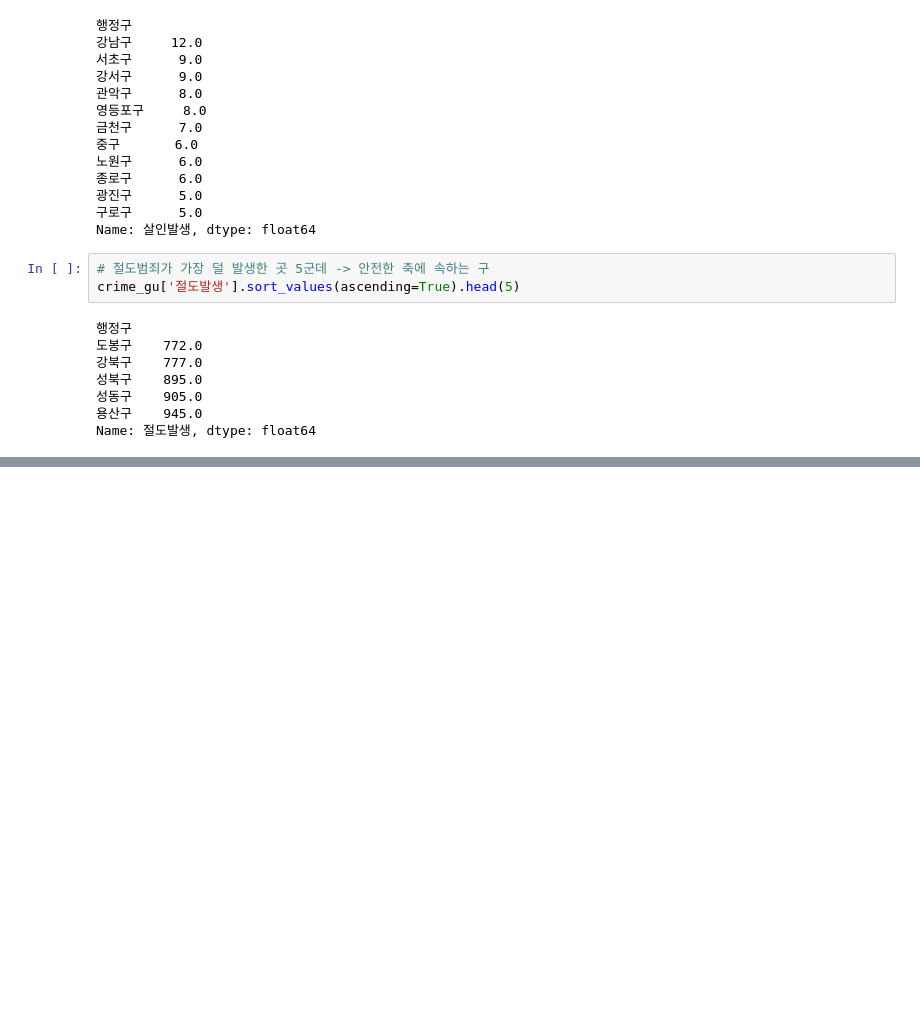
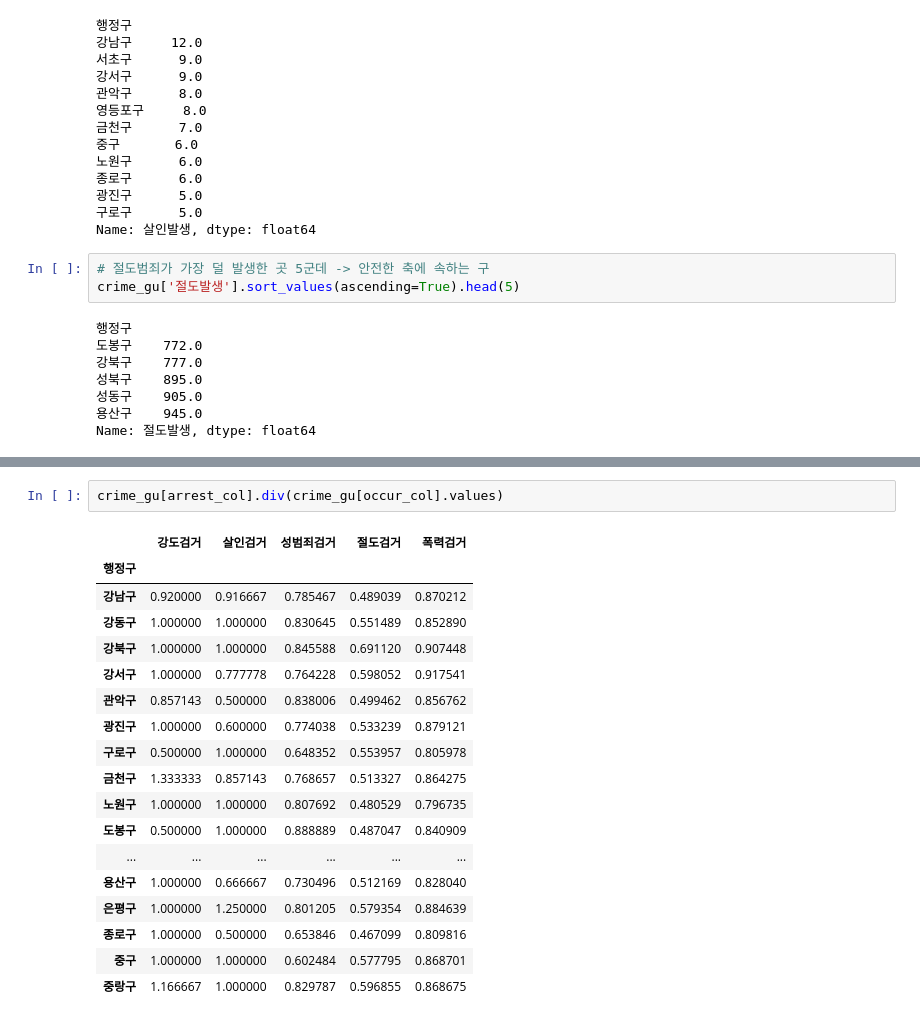
Before and after one commit to dragon11112222/seoul_crime, a Jupyter notebook: EDA/src/231109seoul_crime_project.ipynb, the cells around one changed output, grey strips where cells are left out. Drawn from its saved outputs; the diff is of its cells as text; blank space fills up the shorter version.

```diff
--- a/EDA/src/231109seoul_crime_project.ipynb
+++ b/EDA/src/231109seoul_crime_project.ipynb
@@ -400,0 +479,21 @@ Name: 절도발생, dtype: float64
+# %%
+crime_gu[arrest_col].div(crime_gu[occur_col].values)
+# %% [output]
+|  | 강도검거 | 살인검거 | 성범죄검거 | 절도검거 | 폭력검거 |
+| 행정구 |  |  |  |  |  |
+| 강남구 | 0.920000 | 0.916667 | 0.785467 | 0.489039 | 0.870212 |
+| 강동구 | 1.000000 | 1.000000 | 0.830645 | 0.551489 | 0.852890 |
+| 강북구 | 1.000000 | 1.000000 | 0.845588 | 0.691120 | 0.907448 |
+| 강서구 | 1.000000 | 0.777778 | 0.764228 | 0.598052 | 0.917541 |
+| 관악구 | 0.857143 | 0.500000 | 0.838006 | 0.499462 | 0.856762 |
+| 광진구 | 1.000000 | 0.600000 | 0.774038 | 0.533239 | 0.879121 |
+| 구로구 | 0.500000 | 1.000000 | 0.648352 | 0.553957 | 0.805978 |
+| 금천구 | 1.333333 | 0.857143 | 0.768657 | 0.513327 | 0.864275 |
+| 노원구 | 1.000000 | 1.000000 | 0.807692 | 0.480529 | 0.796735 |
+| 도봉구 | 0.500000 | 1.000000 | 0.888889 | 0.487047 | 0.840909 |
+| ... | ... | ... | ... | ... | ... |
+| 용산구 | 1.000000 | 0.666667 | 0.730496 | 0.512169 | 0.828040 |
+| 은평구 | 1.000000 | 1.250000 | 0.801205 | 0.579354 | 0.884639 |
+| 종로구 | 1.000000 | 0.500000 | 0.653846 | 0.467099 | 0.809816 |
+| 중구 | 1.000000 | 1.000000 | 0.602484 | 0.577795 | 0.868701 |
+| 중랑구 | 1.166667 | 1.000000 | 0.829787 | 0.596855 | 0.868675 |
```
Also changed, not shown: parts of 14 cells of this notebook.
